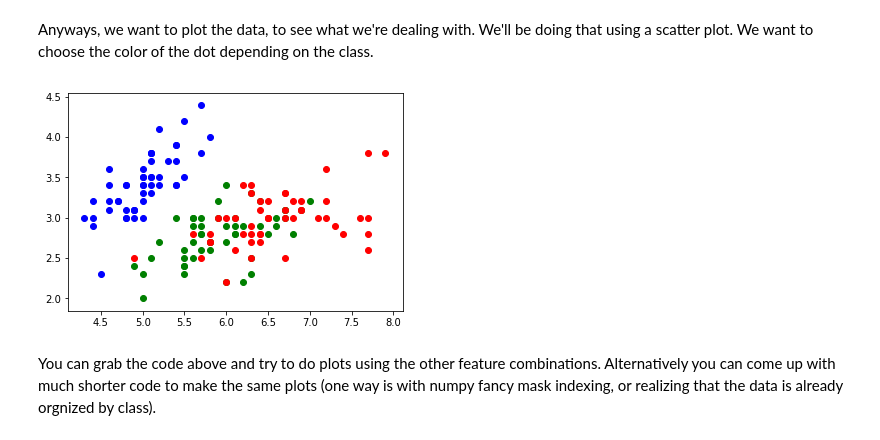
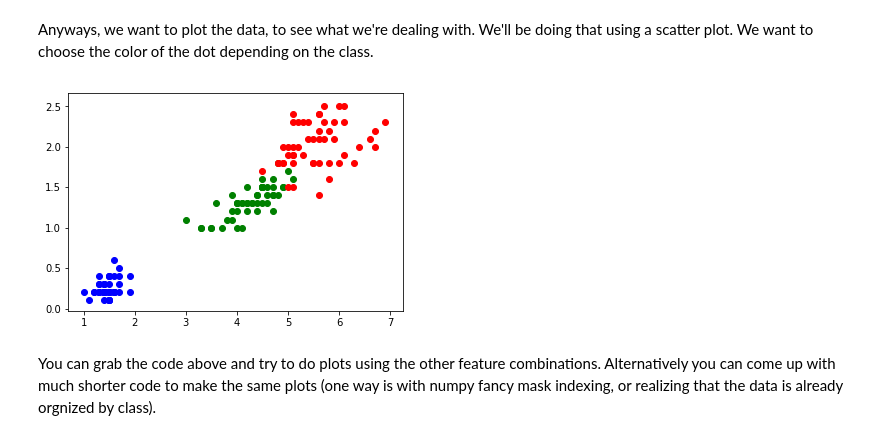
Before and after one commit to sholomellenbogen/FacialRecognitionNN, a Jupyter notebook: Session_3/BasicKerasWork.ipynb, the cells around one changed output. Cells and saved outputs as stored; diff of their text form; code cells hidden in the pictures.

```diff
--- a/Session_3/BasicKerasWork.ipynb
+++ b/Session_3/BasicKerasWork.ipynb
@@ -85,18 +85,18 @@ Anyways, we want to plot the data, to see what we're dealing with. We'll be doin
 # %%
 for i in range(data.shape[0]):
     datum = data[i,:]
     if datum[-1]==0:
         color = 'blue'
     elif datum[-1]==1:
         color = 'red'
     elif datum[-1]==2:
         color = 'green'
     else:
         print('There is somehting wrong with your class labels')
         continue
-    plt.scatter(datum[0], datum[1], color=color)
+    plt.scatter(datum[2], datum[3], color=color)
 # %% [output]
-[figure, old version]
+[figure, new version]
 # %% [markdown]
 You can grab the code above and try to do plots using the other feature combinations. Alternatively you can come up with much shorter code to make the same plots (one way is with numpy fancy mask indexing, or realizing that the data is already orgnized by class).
 # %% [markdown]
```
Also changed, not shown: parts of 4 cells of this notebook, 8 other files.
